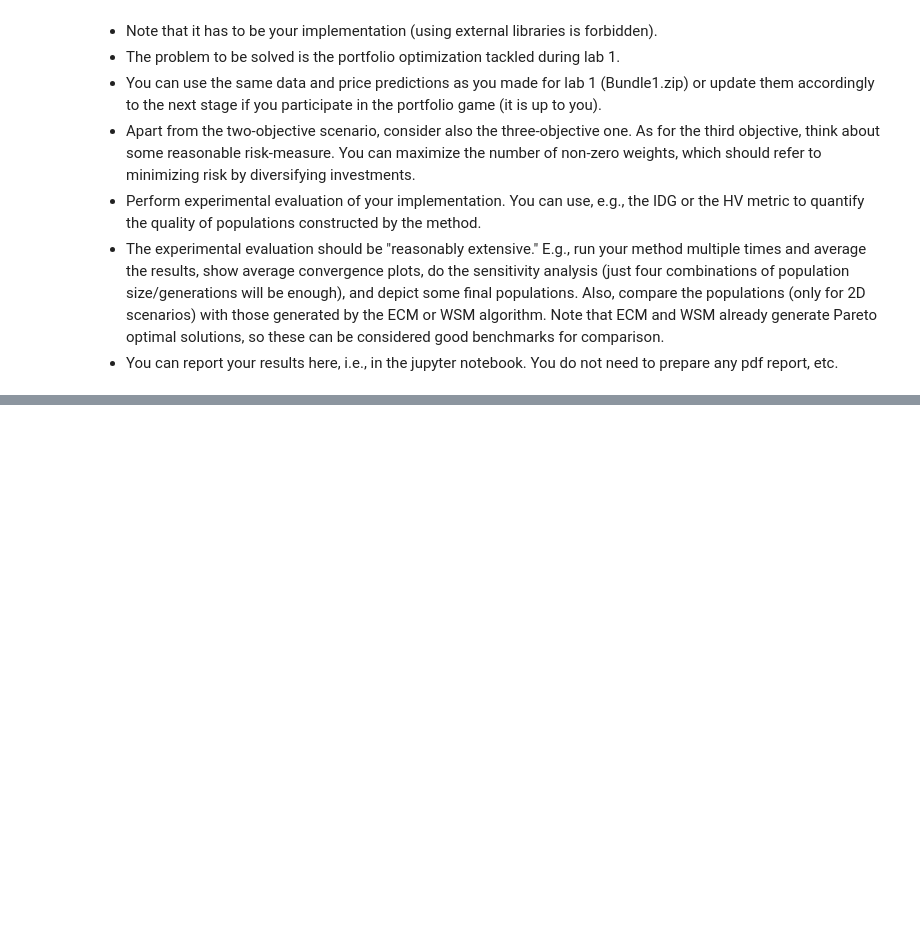
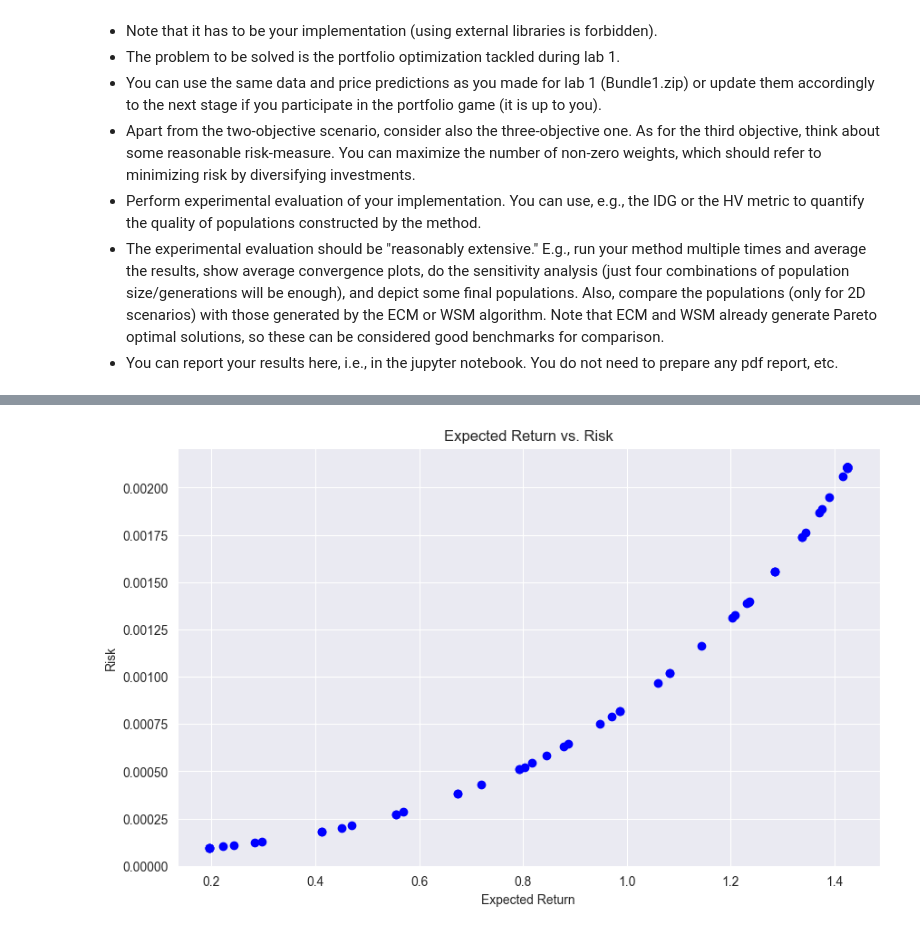
Before and after one commit to jwarczynski/fake-stock-predictions-challenge, a Jupyter notebook: Script2.ipynb, the cells around one changed output, grey strips where cells are left out. Drawn from its saved outputs; the diff is of its cells as text; code cells hidden in the pictures; blank space fills up the shorter version.

```diff
--- a/Script2.ipynb
+++ b/Script2.ipynb
@@ -112,0 +325,8 @@ class MOEADAlgorithm:
+# %%
+wb = WarrenBuffett()
+wsm_pareto_front = wb.make_me_rich()
+
+predictions = np.array(list(wb.get_expected_returns().values()))
+cov_matrix = wb.get_covariance_matrix()
+
+instance = Instance(cov_matrix, predictions)
@@ -112,0 +365,8 @@ class MOEADAlgorithm:
+# %%
+algorithm = MOEADAlgorithm(instance, ScalarizingFunctionGenerator.generate_functions(2, 100), population_size=100, generations=10_000, neighborhood_size=3)
+reference_pareto = [(p, r) for (_, p, r) in wsm_pareto_front[::]]
+metric_evaluator = MetricEvaluator(reference_pareto, generations_interval=100)
+individuals = algorithm.run(metric_evaluator)
+
+# igds = metric_evaluator.igd_for_generations()
+# plot_igd_for_generations(igds)
@@ -112,0 +379,5 @@ class MOEADAlgorithm:
+# %%
+pareto_front1 = create_pareto_front(individuals, predictions, cov_matrix)
+plot_pareto_front(pareto_front1)
+# %% [output]
+[figure, added]
```
Also changed, not shown: parts of 20 cells of this notebook.
